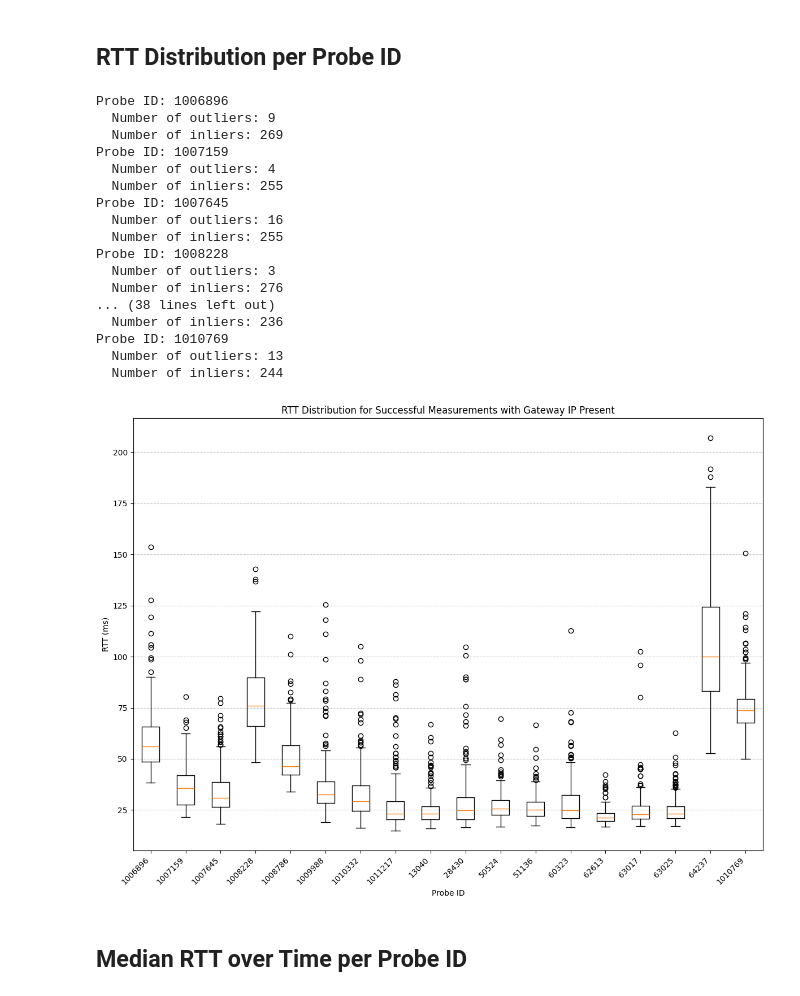
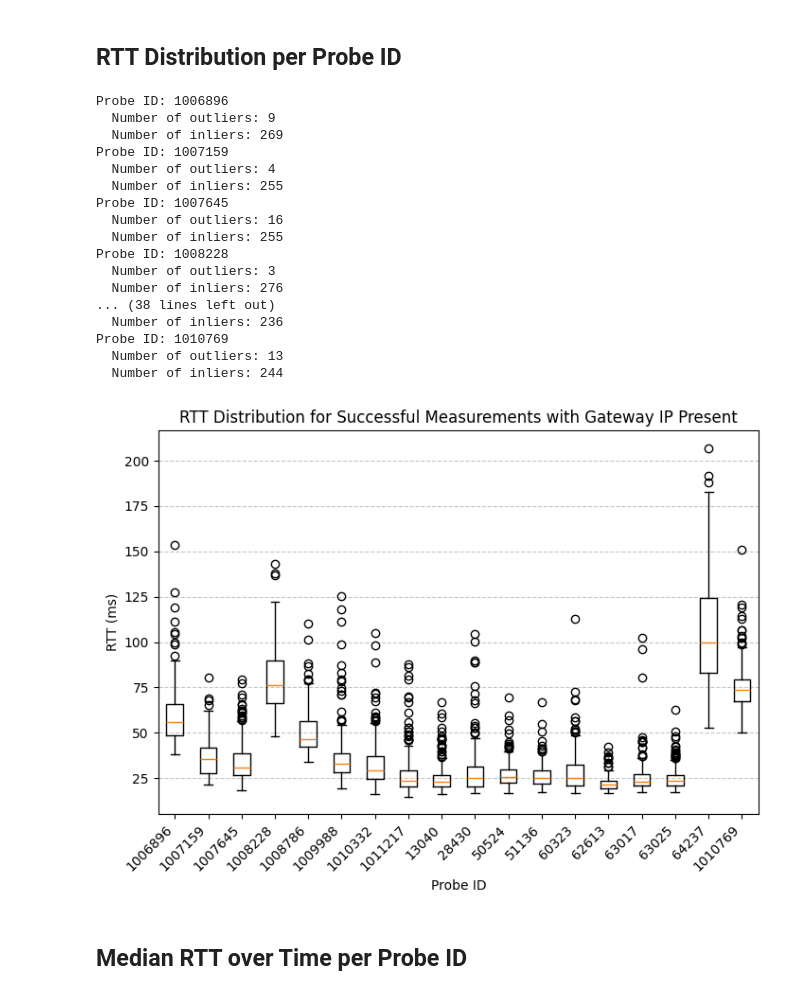
Before and after one commit to yusuferdemnacar/connected-mobility-basics-group-7, a Jupyter notebook: assignment-3/analysis.ipynb, the cells around one changed output. Cells and saved outputs as stored; diff of their text form; code cells hidden in the pictures.

```diff
--- a/assignment-3/analysis.ipynb
+++ b/assignment-3/analysis.ipynb
@@ -71,0 +60,12 @@ Probe ID: 1010769,      Measurement count: 261
+# %%
+probe_ids = list(measurements_by_probe_id.keys())
+measurement_counts = [len(measurements_by_probe_id[probe_id]) for probe_id in probe_ids]
+fig, ax = plt.subplots()
+ax.bar(probe_ids, measurement_counts)
+ax.set_xlabel('Probe ID')
+ax.set_ylabel('Measurement Count')
+for label in ax.get_xticklabels():
+    label.set_rotation(45)
+    label.set_ha('right')
+fig.suptitle('Number of Measurements per Probe ID')
+fig.tight_layout()
@@ -275,17 +293,6 @@ for probe_id in probe_ids:
         print(f"Probe ID: {probe_id}")
         print(f"  Number of outliers: {len(outliers)}")
         print(f"  Number of inliers: {len(inliers)}")
-
-fig, ax1 = plt.subplots(figsize=(12, 9))
-ax1.boxplot(data, tick_labels=labels)
-ax1.set_xlabel('Probe ID')
-ax1.set_ylabel('RTT (ms)')
-ax1.set_title('RTT Distribution for Successful Measurements with Gateway IP Present')
-for label in ax1.get_xticklabels():
-    label.set_rotation(45)
-    label.set_ha('right')
-ax1.grid(True, axis='y', linestyle='--', alpha=0.7)
-fig.tight_layout()
 # %% [output]
 Probe ID: 1006896
   Number of outliers: 9
@@ -304,7 +311,20 @@ Probe ID: 1008228
 Probe ID: 1010769
   Number of outliers: 13
   Number of inliers: 244
-[figure, removed]
+# %%
+
+fig, ax = plt.subplots(figsize=(7.2, 5.4))
+ax.boxplot(data, tick_labels=labels)
+ax.set_xlabel('Probe ID')
+ax.set_ylabel('RTT (ms)')
+ax.set_title('RTT Distribution for Successful Measurements with Gateway IP Present')
+for label in ax.get_xticklabels():
+    label.set_rotation(45)
+    label.set_ha('right')
+ax.grid(True, axis='y', linestyle='--', alpha=0.7)
+fig.tight_layout()
+# %% [output]
+[figure, added]
 # %% [markdown]
 ## Median RTT over Time per Probe ID
 # %%
```
Also changed, not shown: parts of 40 cells of this notebook, 1 other file.
